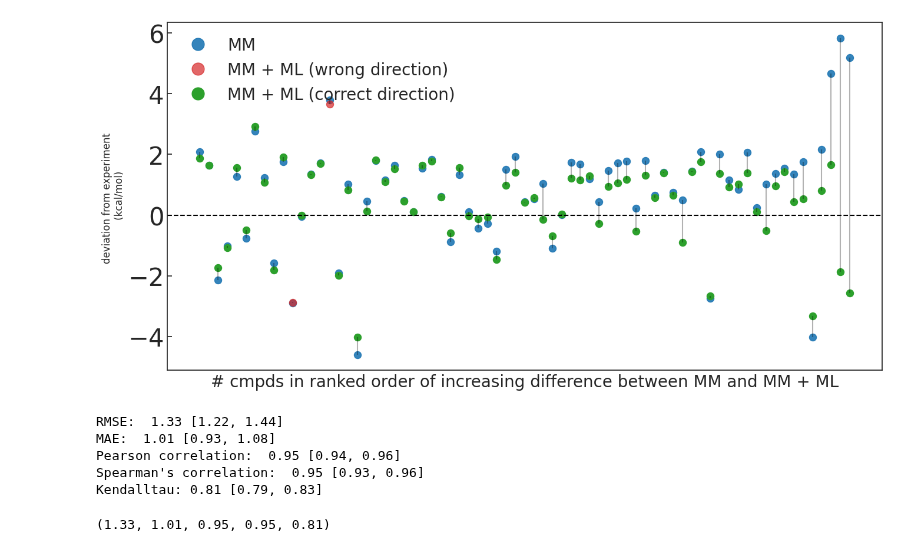
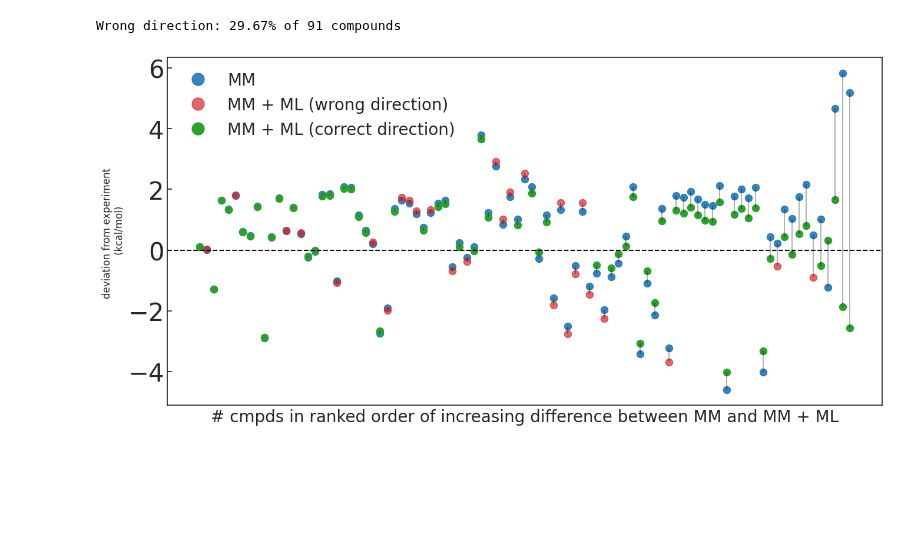
Before and after one commit to JohannesKarwou/notebooks, a Jupyter notebook: mlCorrection.ipynb, the cells around one changed output. Drawn from its saved outputs; the diff is of its cells as text; code cells hidden in the pictures; blank space fills up the shorter version.

```diff
--- a/mlCorrection.ipynb
+++ b/mlCorrection.ipynb
@@ -175,3 +167,10 @@ plt.tight_layout()
+# %%
+data = pd.read_csv("sample_data/EXS_and_UV.csv")
+data["MM-ML"]=np.abs(data["MM-ASFE [kcal/mol]"]-data["ML-ASFE [kcal/mol]"])
+data["Diff EXS"]=np.abs(data["Exp [kcal/mol]"]-data["MM-ASFE [kcal/mol]"])
+# %%
+data=data.dropna(subset=["Crooks correction"])
+data = data.sort_values(by="Crooks correction", ascending=False)
 # %%
 sns.set_theme(
     style="white",
@@ -188,18 +187,20 @@ sns.set_theme(
 
 plt.rcParams["figure.figsize"] = (14, 7)
 
-data = data.sort_values(by="Crooks correction", ascending=False)
+data = data.sort_values(by="MM-ML", ascending=True)
 
+wrong = []
+correct = []
 for index, row in data.iterrows():
     if not np.isnan(data["Exp [kcal/mol]"][index]):
         noCorrection = np.abs(
-            data["Exp [kcal/mol]"][index] - data["dG (TF)"][index]
+            data["Exp [kcal/mol]"][index] - data["MM-ASFE [kcal/mol]"][index]
         )
         corrected = np.abs(
             data["Exp [kcal/mol]"][index]
             - data["ML-ASFE [kcal/mol]"][index]
         )
-        if np.abs(data["Crooks correction"][index]) > 0.1:
+        if np.abs(data["MM-ML"][index]) > 0.001:
             plt.scatter(
                 data["Mol_ID"][index],
                 (
@@ -224,6 +225,7 @@ for index, row in data.iterrows():
                     s=75,
                     color=c3,
                 )
+                correct.append(1)
             else:
                 plt.scatter(
                     data["Mol_ID"][index],
@@ -235,6 +237,7 @@ for index, row in data.iterrows():
                     color=c4,
                     alpha=0.7,
                 )
+                wrong.append(1)
 
             plt.vlines(
                 x=data["Mol_ID"][index],
@@ -264,34 +267,36 @@ red_patch = matplotlib.lines.Line2D(
     ls="None",
     ms=15,
 )
 green_patch = matplotlib.lines.Line2D(
     [0],
     [0],
     marker="o",
     color=c3,
     label="MM + ML (correct direction)",
     ls="None",
     ms=15,
 )
 
 plt.legend(
     handles=[blue_patch, red_patch, green_patch], frameon=False, loc="upper left"
 )
 
 
 plt.axhline(y=0, linestyle="--", color="black")
 # plt.axhline(y=-2, linestyle="--", color="black")
 # plt.axhline(y=2, linestyle="--", color="black")
 plt.xlabel(
     "# cmpds in ranked order of increasing difference between MM and MM + ML",
     fontsize=20,
 )
 plt.ylabel("deviation from experiment \n (kcal/mol)")
 plt.xticks([])
 plt.tight_layout()
+print(f"Wrong direction: {round(len(wrong)/len(correct+wrong)*100,2)}% of {len(correct+wrong)} compounds")
 # plt.savefig("figures/overview.pdf", bbox_inches="tight")
 # %% [output]
+Wrong direction: 29.67% of 91 compounds
-[figure, old version]
+[figure, new version]
 # %%
 def bootstrap_metric(fct, x_values, y_values, p_value=False):
     bootstrapped_metric = []
@@ -370,12 +375,3 @@ def calculate_statistics(x_values, y_values):
         round(spearman_mean, 2),
         round(kendall_mean, 2),
     )
-# %%
-calculate_statistics(data["Exp [kcal/mol]"],data["MM-ASFE [kcal/mol]"])
-# %% [output]
-RMSE:  1.33 [1.22, 1.44]
-MAE:  1.01 [0.93, 1.08]
-Pearson correlation:  0.95 [0.94, 0.96]
-Spearman's correlation:  0.95 [0.93, 0.96]
-Kendalltau: 0.81 [0.79, 0.83]
-(1.33, 1.01, 0.95, 0.95, 0.81)
```
Also changed, not shown: parts of 7 cells of this notebook.
